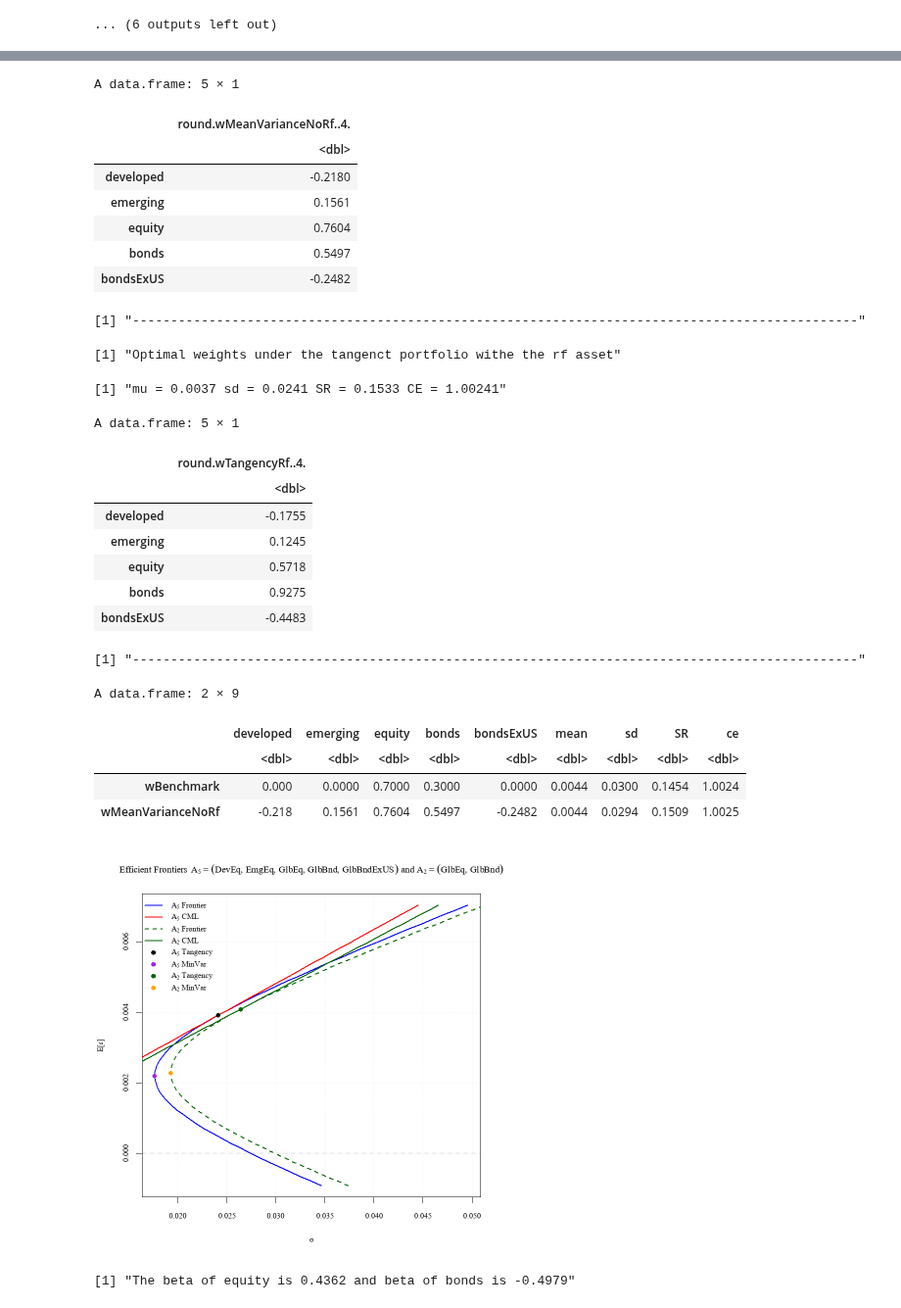
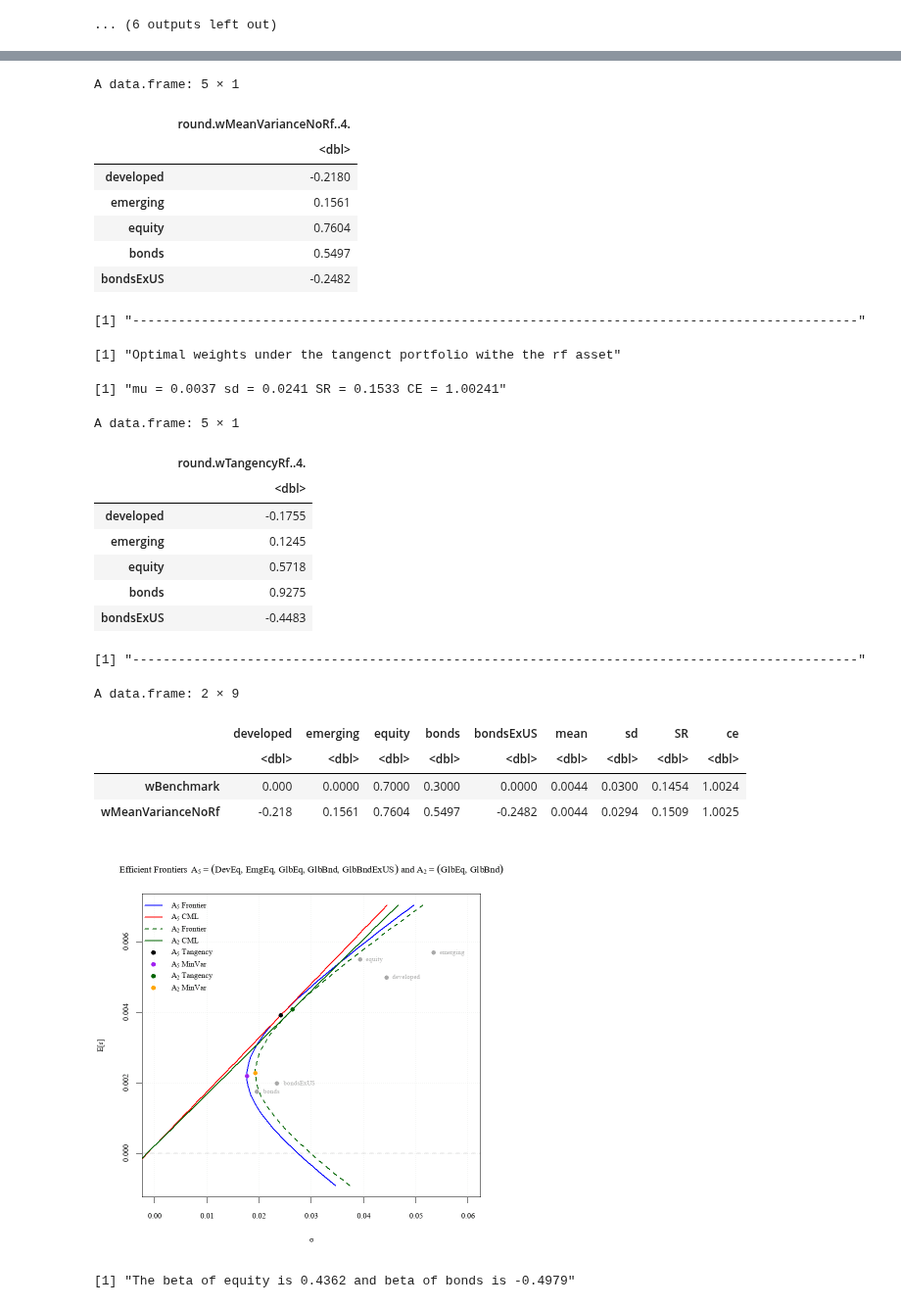
Before and after one commit to S2310053/GRA6560, a Jupyter notebook: main_code.ipynb, the cells around one changed output, grey strips where cells are left out. Shown at 98% size. Saved outputs shown, nothing was run; the diff lists cells and outputs as text; code cells hidden in the pictures.

```diff
--- a/main_code.ipynb
+++ b/main_code.ipynb
@@ -650,6 +676,7 @@ for(muTarget in rangeMu){
 # Plot
 par(mfrow = c(1,1), family = "Times New Roman")
 plot(M[,2], M[,1], type="l", lwd=2, col="blue",
+     xlim = c(0,0.06),
      xlab= TeX("$\\sigma$"), ylab= TeX("$\\E[r]$"),
      main= TeX("Efficient Frontiers $A_{5}=(DevEq,EmgEq,GlbEq,GlbBnd,GlbBndExUS)$ and $A_2=(GlbEq,GlbBnd)$"))
 
@@ -661,6 +688,26 @@ points(sdTangencyRf,  rf + muTangencyRf,  pch=19, col="black")
 points(sdMinVariance, rf + muMinVariance, pch=19, col="purple")
 points(sdTangencyTwo, rf + muTangencyTwo, pch=19, col="darkgreen")
 points(sdMinVarTwo,   rf + muMinVarTwo,   pch=19, col="orange")
+
+########
+# Add points for each asset
+assetNames  <- c("developed", "emerging", "equity", "bonds", "bondsExUS")
+assetMus    <- colMeans(dataExcess)
+assetSigmas <- apply(dataExcess, 2, sd)
+
+points(assetSigmas, assetMus, pch = 16, col = "darkgray")
+
+# Add the text label next to each point
+# 'pos=4' means the text is placed to the right of the point.
+# 'cex' controls the size of the text.
+text(x = assetSigmas,
+     y = assetMus,
+     labels = assetNames,
+     pos = 4,
+     cex = 0.8,
+     col = "darkgray")
+########
+
 
 grid(col = adjustcolor("gray70", alpha.f = 0.2), lwd = 1)
 abline(h = 0, col = colAbline, lwd = 2, lty = 2)
@@ -691,34 +738,34 @@ t <- data.frame(rbind(wBenchmark, wMeanVarianceNoRf), mean = c(muBenchmark, muMe
                )
 round(t, 4)
 # %% [output]
 [1] "Optimal weights under MV portfolio without the rf asset"
 [1] "mu = 0.0044 sd = 0.0294 SR = 0.1509 CE = 1.0025"
 A data.frame: 5 × 1
 |  | round.wMeanVarianceNoRf..4. |
 |  | <dbl> |
 | developed | -0.2180 |
 | emerging | 0.1561 |
 | equity | 0.7604 |
 | bonds | 0.5497 |
 | bondsExUS | -0.2482 |
 [1] "-----------------------------------------------------------------------------------------------"
 [1] "Optimal weights under the tangenct portfolio withe the rf asset"
 [1] "mu = 0.0037 sd = 0.0241 SR = 0.1533 CE = 1.00241"
 A data.frame: 5 × 1
 |  | round.wTangencyRf..4. |
 |  | <dbl> |
 | developed | -0.1755 |
 | emerging | 0.1245 |
 | equity | 0.5718 |
 | bonds | 0.9275 |
 | bondsExUS | -0.4483 |
 [1] "-----------------------------------------------------------------------------------------------"
 A data.frame: 2 × 9
 |  | developed | emerging | equity | bonds | bondsExUS | mean | sd | SR | ce |
 |  | <dbl> | <dbl> | <dbl> | <dbl> | <dbl> | <dbl> | <dbl> | <dbl> | <dbl> |
 | wBenchmark | 0.000 | 0.0000 | 0.7000 | 0.3000 | 0.0000 | 0.0044 | 0.0300 | 0.1454 | 1.0024 |
 | wMeanVarianceNoRf | -0.218 | 0.1561 | 0.7604 | 0.5497 | -0.2482 | 0.0044 | 0.0294 | 0.1509 | 1.0025 |
-[figure, old version]
+[figure, new version]
 # %%
 ##
 #  3.0 Add NTW into account (i) no leverage or ptf constraints
```
Also changed, not shown: parts of 3 cells of this notebook.
